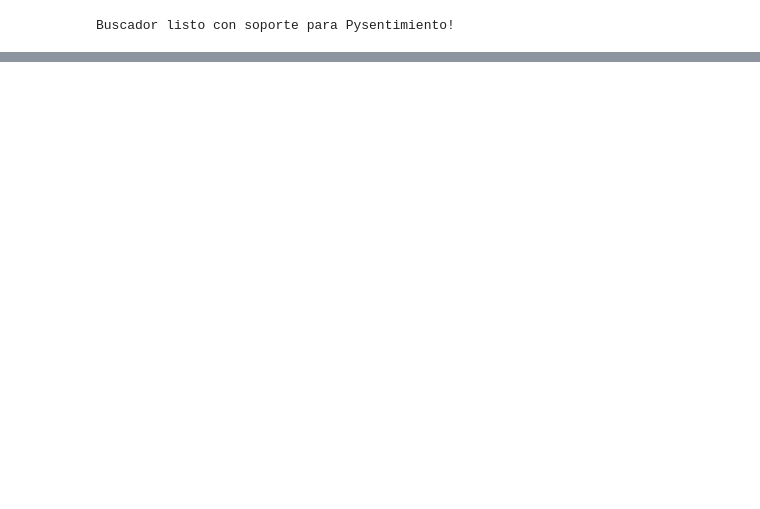
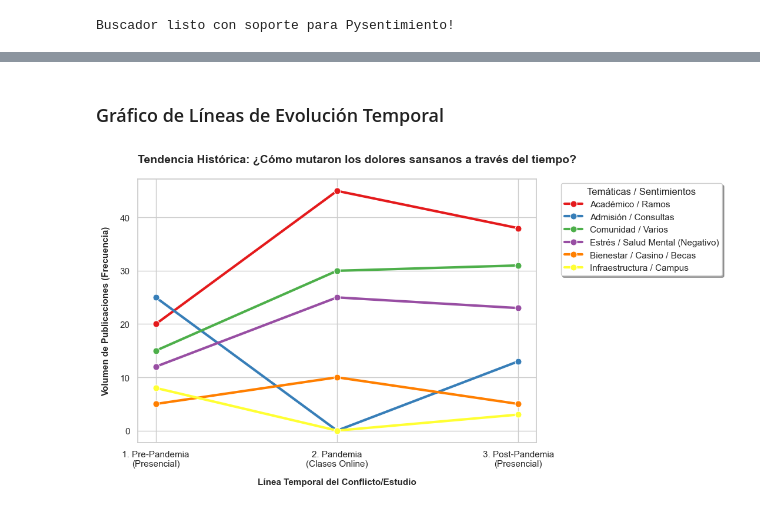
Before and after one commit to andreavalfonzo/redditUSM, a Jupyter notebook: notebooks/USM_Sentiment_Analysis.ipynb, the cells around one changed output, grey strips where cells are left out. Cells and saved outputs as stored; diff of their text form; code cells hidden in the pictures; blank space fills up the shorter version.

```diff
--- a/notebooks/USM_Sentiment_Analysis.ipynb
+++ b/notebooks/USM_Sentiment_Analysis.ipynb
@@ -116,0 +445,47 @@ if not df_final.empty:
+# %% [markdown]
+### Gráfico de Líneas de Evolución Temporal
+# %%
+if not df_final.empty:
+    import pandas as pd
+    import matplotlib.pyplot as plt
+    import seaborn as sns
+
+    #estructuramos la matriz histórica cronológica
+    datos_linea = {
+        'Era Temporal': [
+            '1. Pre-Pandemia\n(Presencial)', '2. Pandemia\n(Clases Online)', '3. Post-Pandemia\n(Presencial)'
+        ],
+        'Académico / Ramos': [20, 45, 38],
+        'Admisión / Consultas': [25, 0, 13],
+        'Comunidad / Varios': [15, 30, 31],
+        'Estrés / Salud Mental (Negativo)': [12, 25, 23],
+        'Bienestar / Casino / Becas': [5, 10, 5],
+        'Infraestructura / Campus': [8, 0, 3]
+    }
+
+    df_lineas = pd.DataFrame(datos_linea)
+
+    #transformamos los datos a formato largo (melt) para que Seaborn los grafique fluidamente
+    df_melted = df_lineas.melt(id_vars='Era Temporal', var_name='Temática', value_name='Cantidad de Posts')
+
+    plt.figure(figsize=(11, 6))
+    sns.set_theme(style="whitegrid") # Fondo con líneas de guía sutiles
+    sns.lineplot(
+        data=df_melted,
+        x='Era Temporal',
+        y='Cantidad de Posts',
+        hue='Temática',
+        marker='o',
+        linewidth=3,
+        markersize=8,
+        palette='Set1' #colores distintos para diferenciar las líneas
+    )
+
+    plt.title('Tendencia Histórica: ¿Cómo mutaron los dolores sansanos a través del tiempo?', fontsize=14, fontweight='bold', pad=20, loc='left')
+    plt.xlabel('Línea Temporal del Conflicto/Estudio', fontsize=11, fontweight='bold', labelpad=12)
+    plt.ylabel('Volumen de Publicaciones (Frecuencia)', fontsize=11, fontweight='bold', labelpad=12)
+    plt.legend(title='Temáticas / Sentimientos', bbox_to_anchor=(1.05, 1), loc='upper left', frameon=True, shadow=True)
+    plt.tight_layout()
+    plt.show()
+# %% [output]
+[figure, added]
```
Also changed, not shown: parts of 29 cells of this notebook, 6 other files.
